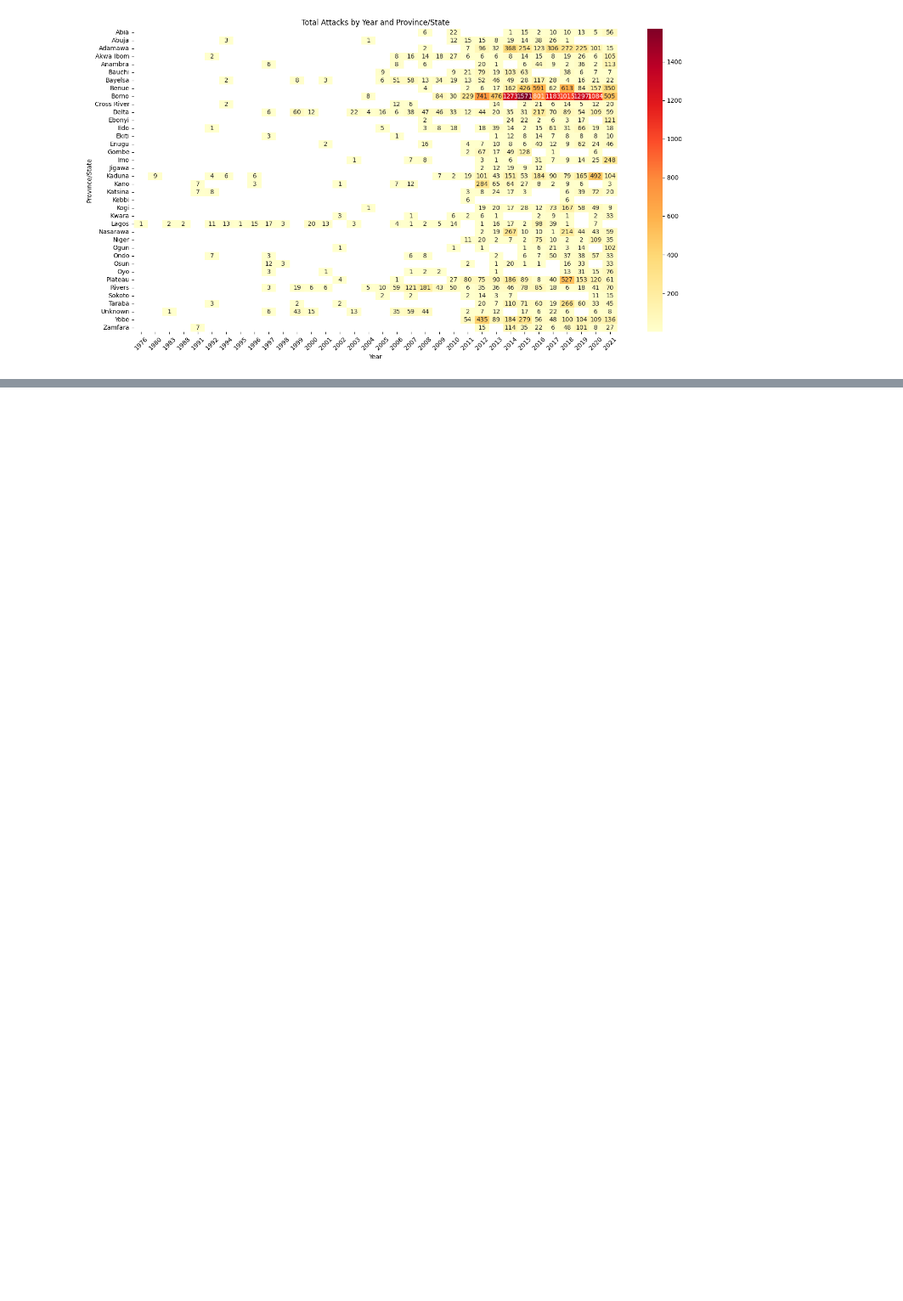
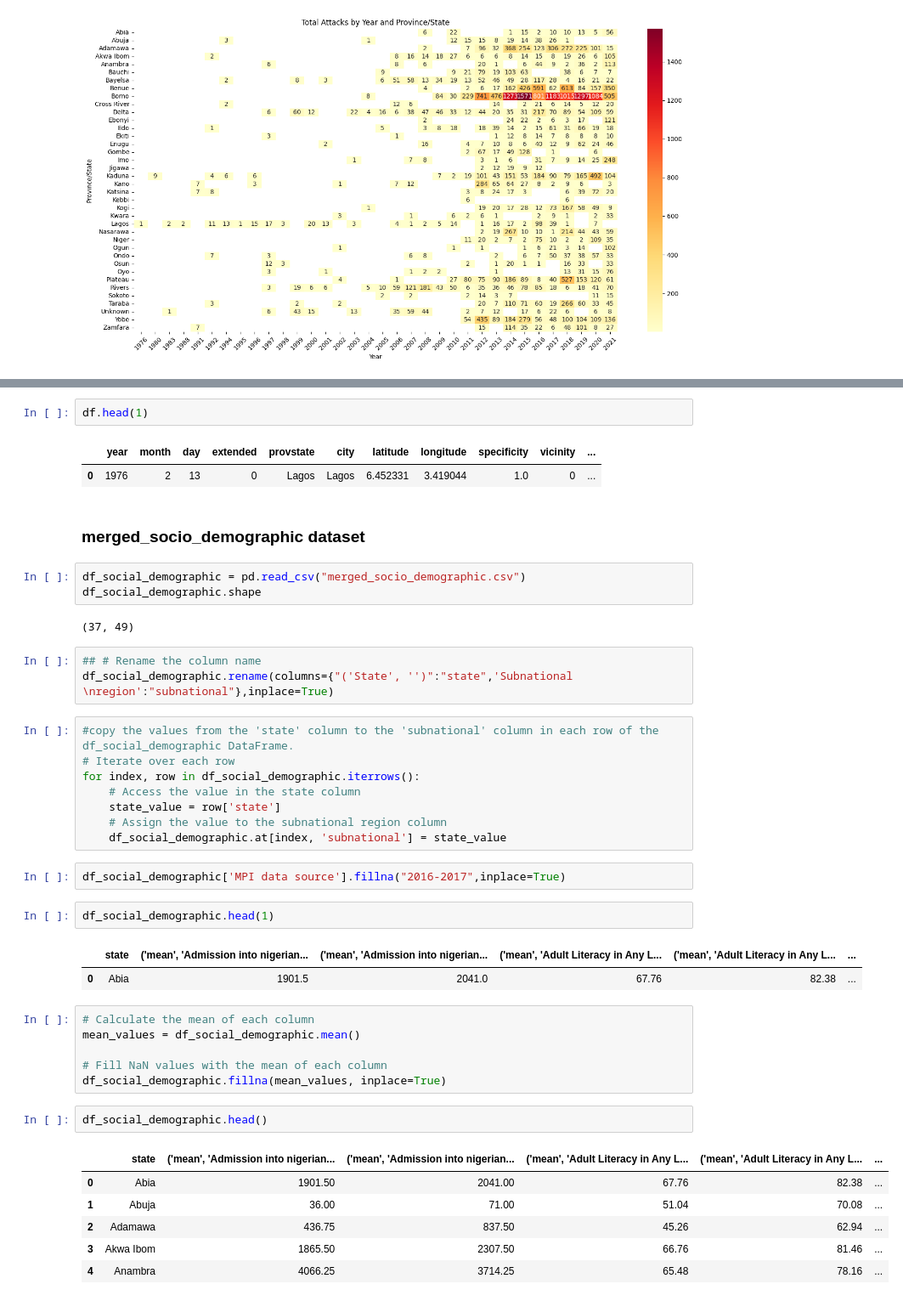
Before and after one commit to danishmeh/Project, a Jupyter notebook: omdena/3rd/terrorism.ipynb, the cells around one changed output, grey strips where cells are left out. Shown at 85% size. Saved outputs shown, nothing was run; the diff lists cells and outputs as text; blank space fills up the shorter version.

```diff
--- a/omdena/3rd/terrorism.ipynb
+++ b/omdena/3rd/terrorism.ipynb
@@ -512,0 +521,45 @@ plt.show()
+# %%
+df.head(1)
+# %% [output]
+|  | year | month | day | extended | provstate | city | latitude | longitude | specificity | vicinity | ... |
+| 0 | 1976 | 2 | 13 | 0 | Lagos | Lagos | 6.452331 | 3.419044 | 1.0 | 0 | ... |
+# %% [markdown]
+### **merged_socio_demographic dataset**
+# %%
+df_social_demographic = pd.read_csv("merged_socio_demographic.csv")
+df_social_demographic.shape
+# %% [output]
+(37, 49)
+# %%
+## # Rename the column name
+df_social_demographic.rename(columns={"('State', '')":"state",'Subnational \nregion':"subnational"},inplace=True)
+# %%
+#copy the values from the 'state' column to the 'subnational' column in each row of the df_social_demographic DataFrame.
+# Iterate over each row
+for index, row in df_social_demographic.iterrows():
+    # Access the value in the state column
+    state_value = row['state']
+    # Assign the value to the subnational region column
+    df_social_demographic.at[index, 'subnational'] = state_value
+# %%
+df_social_demographic['MPI data source'].fillna("2016-2017",inplace=True)
+# %%
+df_social_demographic.head(1)
+# %% [output]
+|  | state | ('mean', 'Admission into nigerian... | ('mean', 'Admission into nigerian... | ('mean', 'Adult Literacy in Any L... | ('mean', 'Adult Literacy in Any L... | ... |
+| 0 | Abia | 1901.5 | 2041.0 | 67.76 | 82.38 | ... |
+# %%
+# Calculate the mean of each column
+mean_values = df_social_demographic.mean()
+
+# Fill NaN values with the mean of each column
+df_social_demographic.fillna(mean_values, inplace=True)
+# %%
+df_social_demographic.head()
+# %% [output]
+|  | state | ('mean', 'Admission into nigerian... | ('mean', 'Admission into nigerian... | ('mean', 'Adult Literacy in Any L... | ('mean', 'Adult Literacy in Any L... | ... |
+| 0 | Abia | 1901.50 | 2041.00 | 67.76 | 82.38 | ... |
+| 1 | Abuja | 36.00 | 71.00 | 51.04 | 70.08 | ... |
+| 2 | Adamawa | 436.75 | 837.50 | 45.26 | 62.94 | ... |
+| 3 | Akwa Ibom | 1865.50 | 2307.50 | 66.76 | 81.46 | ... |
+| 4 | Anambra | 4066.25 | 3714.25 | 65.48 | 78.16 | ... |
```
Also changed, not shown: parts of 4 cells of this notebook.
